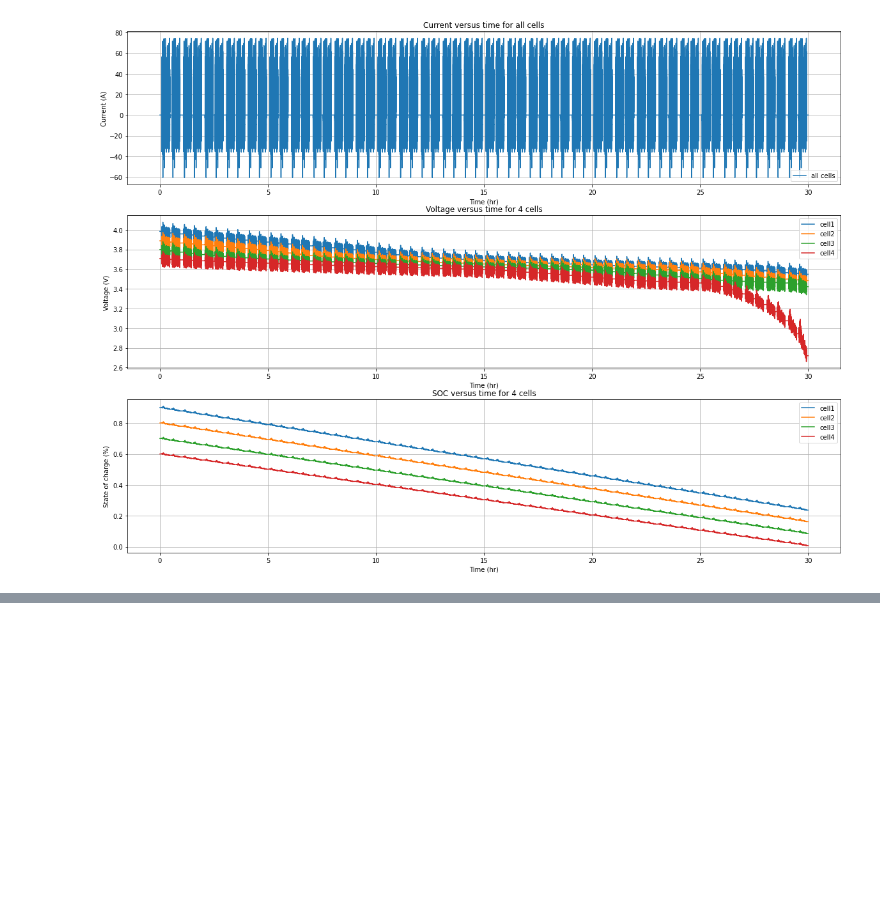
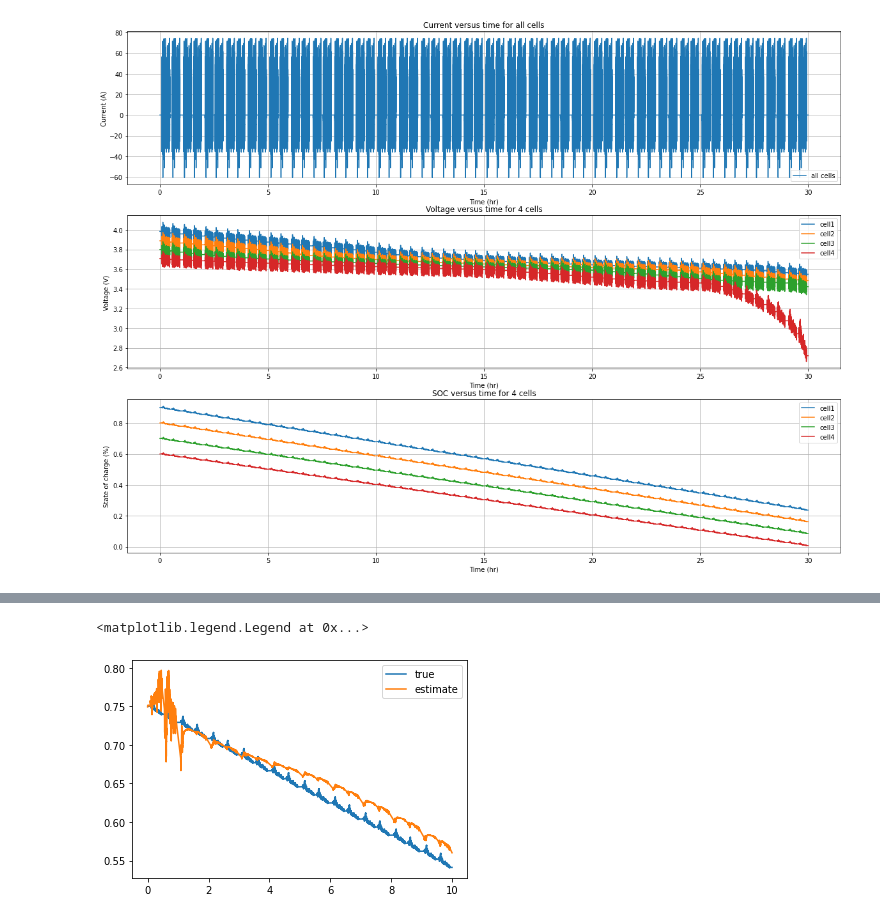
Before and after one commit to amirhosseinh77/Lithium-ion-Battery-Sim, a Jupyter notebook: 6-BatteryPack.ipynb, the cells around one changed output, grey strips where cells are left out. Cells and saved outputs as stored; diff of their text form; code cells hidden in the pictures; blank space fills up the shorter version.

```diff
--- a/6-BatteryPack.ipynb
+++ b/6-BatteryPack.ipynb
@@ -548,0 +703,7 @@ plt.show()
+# %%
+plt.plot(time,np.mean(Ztrues[:-1],-1))
+plt.plot(time,Zhats)
+plt.legend(['true','estimate'])
+# %% [output]
+<matplotlib.legend.Legend at 0x...>
+[figure, added]
```
Also changed, not shown: parts of 5 cells of this notebook, 3 other files.
